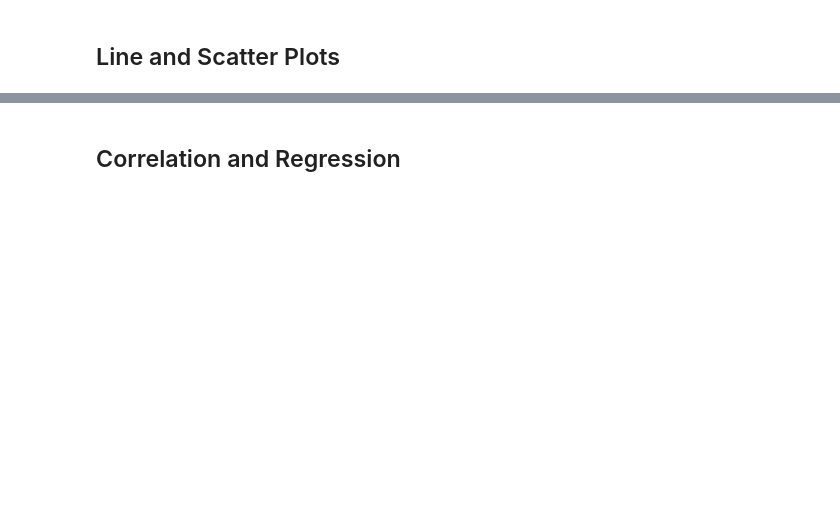
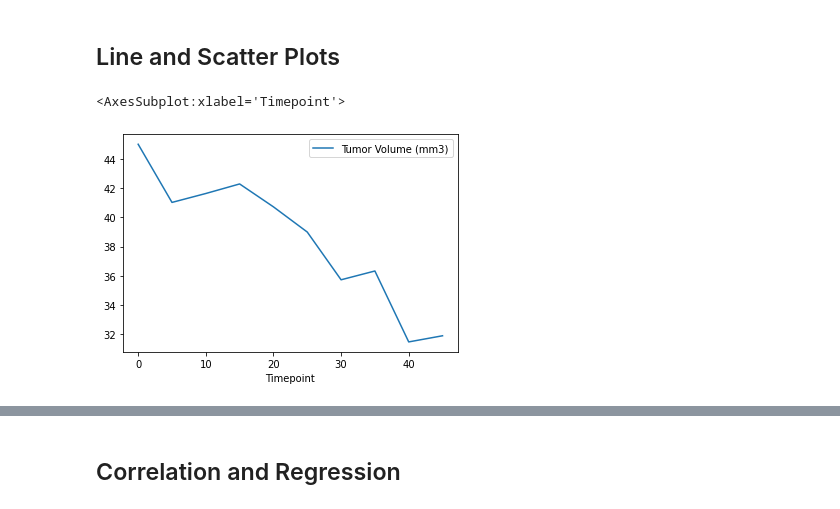
Before and after one commit to bjohnson90/matplotlib-challenge, a Jupyter notebook: Pymaceuticals/pymaceuticals_starter.ipynb, the cells around one changed output, grey strips where cells are left out. Saved outputs shown, nothing was run; the diff lists cells and outputs as text; code cells hidden in the pictures; blank space fills up the shorter version.

```diff
--- a/Pymaceuticals/pymaceuticals_starter.ipynb
+++ b/Pymaceuticals/pymaceuticals_starter.ipynb
@@ -216,5 +216,11 @@ Name: Tumor Volume (mm3), Length: 100, dtype: float64
 ## Line and Scatter Plots
 # %%
 # Generate a line plot of tumor volume vs. time point for a mouse treated with Capomulin
+capomulin_data = mouse_data[mouse_data['Drug Regimen'] == 'Capomulin']
+y793_capomulin_data = capomulin_data[capomulin_data['Mouse ID'] == 'y793']
+y793_capomulin_data.plot.line(y='Tumor Volume (mm3)', x='Timepoint')
+# %% [output]
+<AxesSubplot:xlabel='Timepoint'>
+[figure, added]
 # %%
 # Generate a scatter plot of average tumor volume vs. mouse weight for the Capomulin regimen
```
Also changed, not shown: parts of 7 cells of this notebook.
